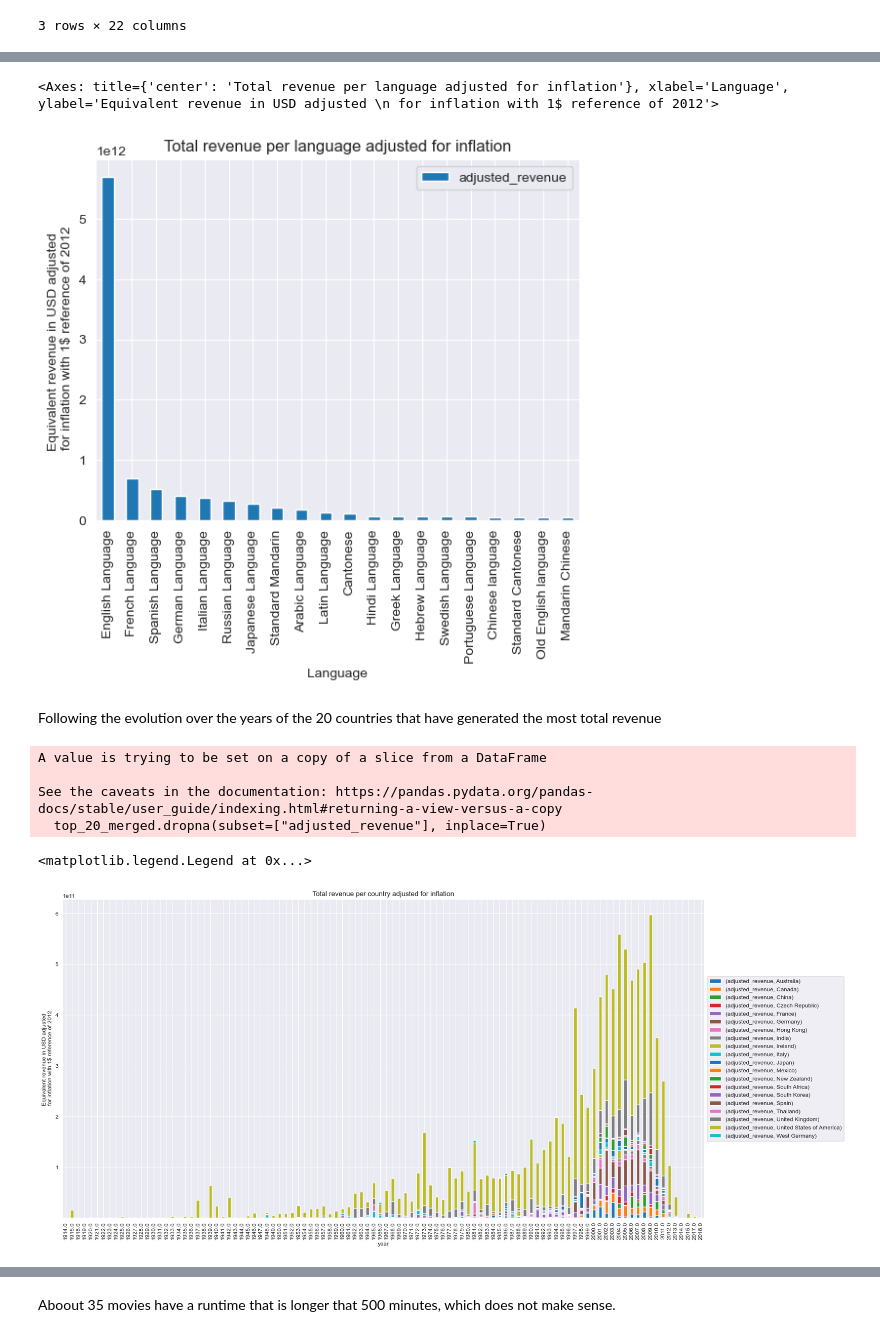
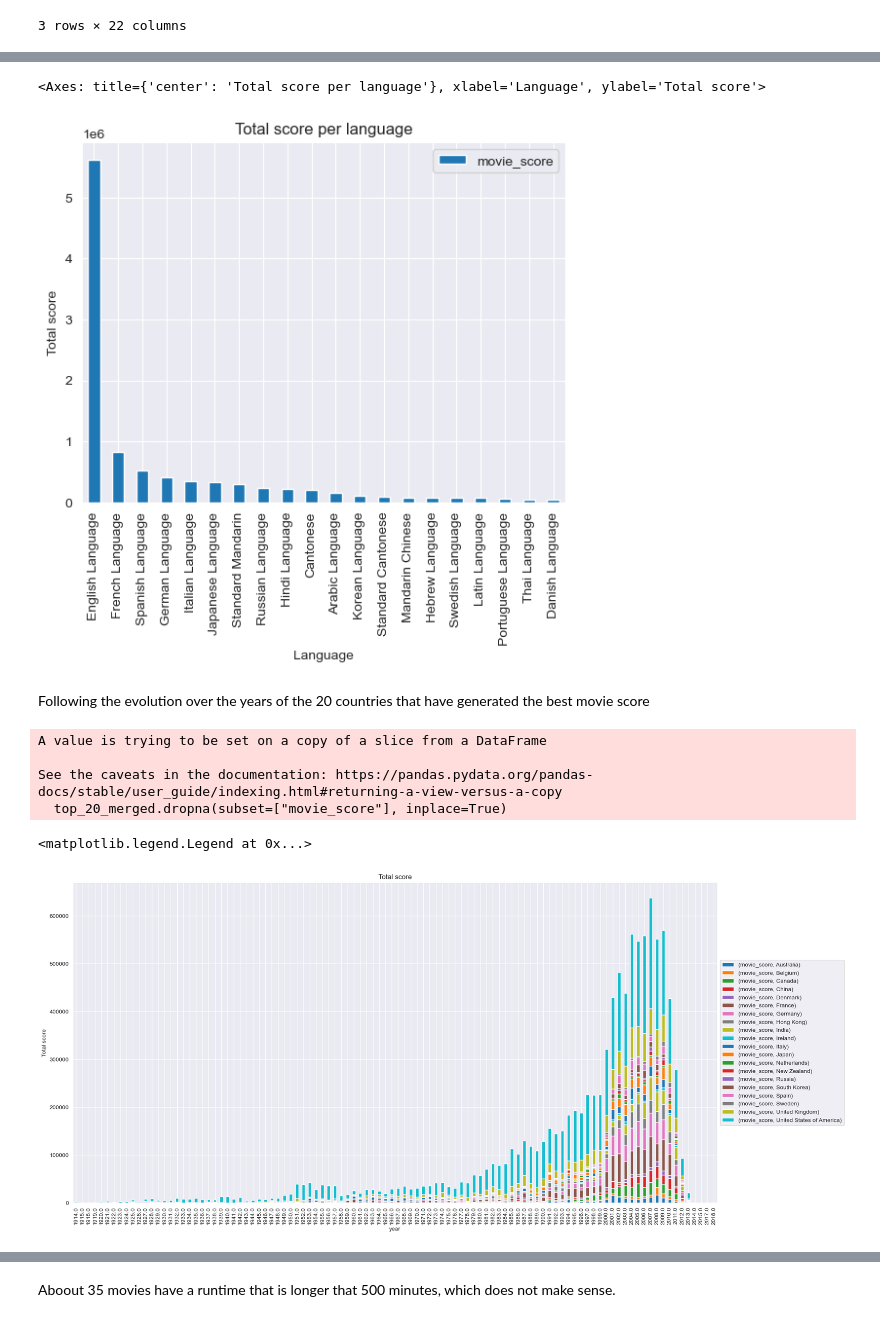
Before and after one commit to epfl-ada/ada-2023-project-dataexplorers, a Jupyter notebook: run.ipynb, the cells around one changed output, grey strips where cells are left out. Saved outputs shown, nothing was run; the diff lists cells and outputs as text; code cells hidden in the pictures.

```diff
--- a/run.ipynb
+++ b/run.ipynb
@@ -679,7 +683,7 @@ except:
 # %%
 try:
     movie_genres        = pd.read_csv(processed_directory + "/movie_genres.csv")
-    genre_dictionary   = pickle.load(open(processed_directory + "/genre_dictionary.pickle", "rb"))
+    genre_dictionary   = pkl.load(open(processed_directory + "/genre_dictionary.pickle", "rb"))
 except:
     movie_genres = pd.DataFrame(columns=["wikipedia_movie_id", "genre_id"])
     genre_dictionary = {}
@@ -696,7 +700,7 @@ except:
 
     # dump the dictionary to pickle
     with open(processed_directory + '/genre_dictionary.pickle', 'wb') as handle:
-        pickle.dump(genre_dictionary, handle, protocol=pickle.HIGHEST_PROTOCOL)
+        pkl.dump(genre_dictionary, handle, protocol=pkl.HIGHEST_PROTOCOL)
 # %% [markdown]
 We can now start by properly merging in the two new dataframes we created:
 # %%
@@ -728,6 +732,6 @@ merged_all.head(3)
 | 2 | 2466773 | /m/07g1sm | The Godfather | 1972-03-15 | 268500000.0 | 177.0 | 6000000.0 | ... |
 3 rows × 22 columns
 # %%
-inflation_group = merged_all.groupby(["country"]).agg({"adjusted_revenue": "sum"})
-inflation_group.sort_values(by="adjusted_revenue", ascending=False).head(20).plot(kind="bar", title="Total revenue per country adjusted for inflation", xlabel="Country", ylabel="Equivalent revenue in USD adjusted \n for inflation with 1$ reference of 2012")
+inflation_group = merged_all.groupby(["country"]).agg({"movie_score": "sum"})
+inflation_group.sort_values(by="movie_score", ascending=False).head(20).plot(kind="bar", title="Total score per", xlabel="Country", ylabel="Total score")
 # %% [output]
@@ -736,29 +740,29 @@ inflation_group.sort_values(by="adjusted_revenue", ascending=False).head(20).plo
 # %%
 # Top 20 countries that have generated the most total revenue
-top_20_countries = inflation_group.sort_values(by="adjusted_revenue", ascending=False).head(20).index.values
+top_20_countries = inflation_group.sort_values(by="movie_score", ascending=False).head(20).index.values
 # %%
 # plotting the average revenue per language adjusted for inflation
-inflation_language_group = merged_all.groupby(["language"]).agg({"adjusted_revenue": "sum"})
-inflation_language_group.sort_values(by="adjusted_revenue", ascending=False).head(20).plot(kind="bar", title="Total revenue per language adjusted for inflation", xlabel="Language", ylabel="Equivalent revenue in USD adjusted \n for inflation with 1$ reference of 2012")
+inflation_language_group = merged_all.groupby(["language"]).agg({"movie_score": "sum"})
+inflation_language_group.sort_values(by="movie_score", ascending=False).head(20).plot(kind="bar", title="Total score per language", xlabel="Language", ylabel="Total score")
 # %% [output]
-<Axes: title={'center': 'Total revenue per language adjusted for inflation'}, xlabel='Language', ylabel='Equivalent revenue in USD adjusted \n for inflation with 1$ reference of 2012'>
+<Axes: title={'center': 'Total score per language'}, xlabel='Language', ylabel='Total score'>
-[figure, old version]
+[figure, new version]
 # %% [markdown]
-Following the evolution over the years of the 20 countries that have generated the most total revenue
+Following the evolution over the years of the 20 countries that have generated the best movie score
 # %%
 top_20_merged   = merged_all[merged_all["country"].isin(top_20_countries)]
-top_20_merged.dropna(subset=["adjusted_revenue"], inplace=True)
+top_20_merged.dropna(subset=["movie_score"], inplace=True)
 top_20_grouped  = top_20_merged.groupby(["year", "country"])
-top_20_sum      = top_20_grouped.agg({"adjusted_revenue": "sum"})
+top_20_sum      = top_20_grouped.agg({"movie_score": "sum"})
 # %% [output]
 A value is trying to be set on a copy of a slice from a DataFrame
 
 See the caveats in the documentation: https://pandas.pydata.org/pandas-docs/stable/user_guide/indexing.html#returning-a-view-versus-a-copy
-  top_20_merged.dropna(subset=["adjusted_revenue"], inplace=True)
+  top_20_merged.dropna(subset=["movie_score"], inplace=True)
 # %%
-ax = top_20_sum.unstack().plot(kind='bar', stacked=True, title="Total revenue per country adjusted for inflation", xlabel="year", ylabel="Equivalent revenue in USD adjusted \n for inflation with 1$ reference of 2012", figsize=(20,10))
+ax = top_20_sum.unstack().plot(kind='bar', stacked=True, title="Total score", xlabel="year", ylabel="Total score", figsize=(20,10))
 ax.legend(loc='center left', bbox_to_anchor=(1, 0.5))
 # %% [output]
 <matplotlib.legend.Legend at 0x...>
-[figure, old version]
+[figure, new version]
 # %% [markdown]
```
Also changed, not shown: parts of 31 cells of this notebook, 7 other files.
